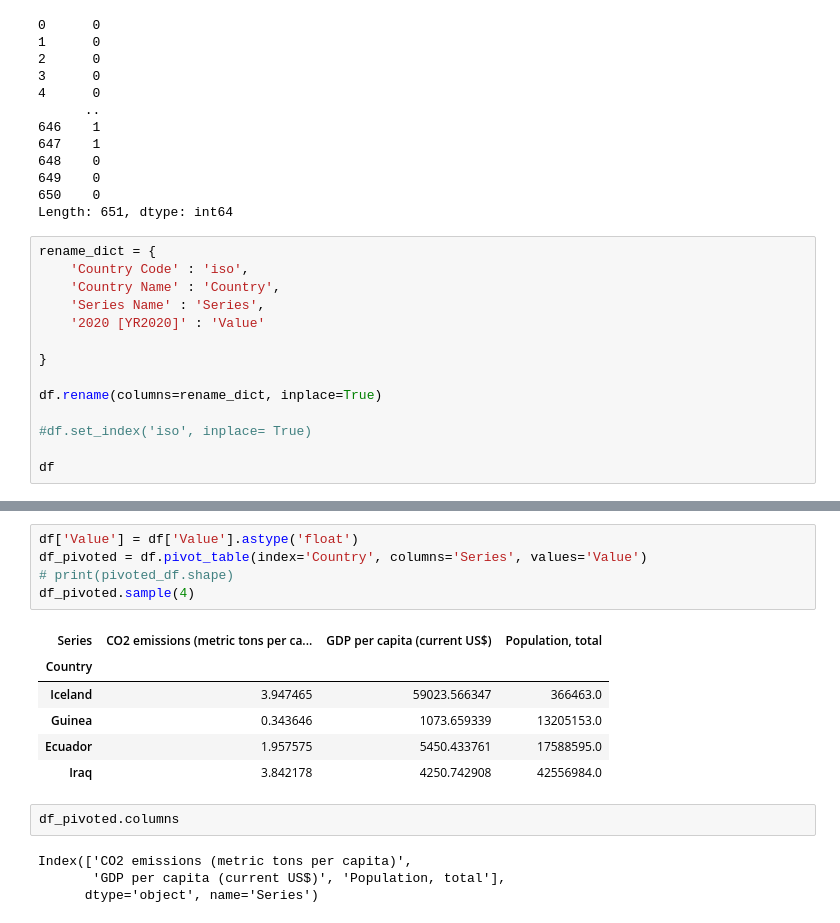
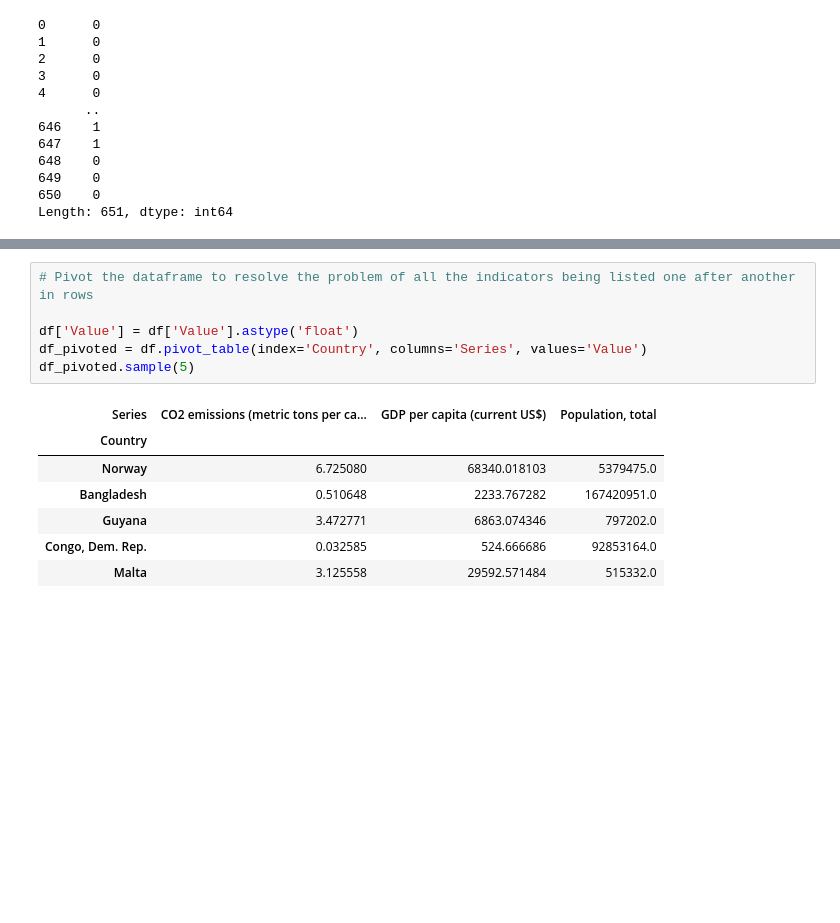
Before and after one commit to ananstr/brushup_coding, a Jupyter notebook: Coding_Challenge.ipynb, the cells around one changed output, grey strips where cells are left out. Cells and saved outputs as stored; diff of their text form; blank space fills up the shorter version.

```diff
--- a/Coding_Challenge.ipynb
+++ b/Coding_Challenge.ipynb
@@ -57,17 +72,3 @@ print(missing_values_per_row)
 649    0
 650    0
 Length: 651, dtype: int64
-# %%
-rename_dict = {
-    'Country Code' : 'iso',
-    'Country Name' : 'Country',
-    'Series Name' : 'Series',
-    '2020 [YR2020]' : 'Value'
-
-}
-
-df.rename(columns=rename_dict, inplace=True)
-
-#df.set_index('iso', inplace= True)
-
-df
@@ -88,19 +75,15 @@ df
 # %%
+# Pivot the dataframe to resolve the problem of all the indicators being listed one after another in rows
+
 df['Value'] = df['Value'].astype('float')
 df_pivoted = df.pivot_table(index='Country', columns='Series', values='Value')
-# print(pivoted_df.shape)
-df_pivoted.sample(4)
+df_pivoted.sample(5)
 # %% [output]
 | Series | CO2 emissions (metric tons per ca... | GDP per capita (current US$) | Population, total |
 | Country |  |  |  |
-| Iceland | 3.947465 | 59023.566347 | 366463.0 |
-| Guinea | 0.343646 | 1073.659339 | 13205153.0 |
-| Ecuador | 1.957575 | 5450.433761 | 17588595.0 |
-| Iraq | 3.842178 | 4250.742908 | 42556984.0 |
+| Norway | 6.725080 | 68340.018103 | 5379475.0 |
+| Bangladesh | 0.510648 | 2233.767282 | 167420951.0 |
+| Guyana | 3.472771 | 6863.074346 | 797202.0 |
+| Congo, Dem. Rep. | 0.032585 | 524.666686 | 92853164.0 |
+| Malta | 3.125558 | 29592.571484 | 515332.0 |
-# %%
-df_pivoted.columns
-# %% [output]
-Index(['CO2 emissions (metric tons per capita)',
-       'GDP per capita (current US$)', 'Population, total'],
-      dtype='object', name='Series')
 # %%
```
Also changed, not shown: parts of 17 cells of this notebook.
